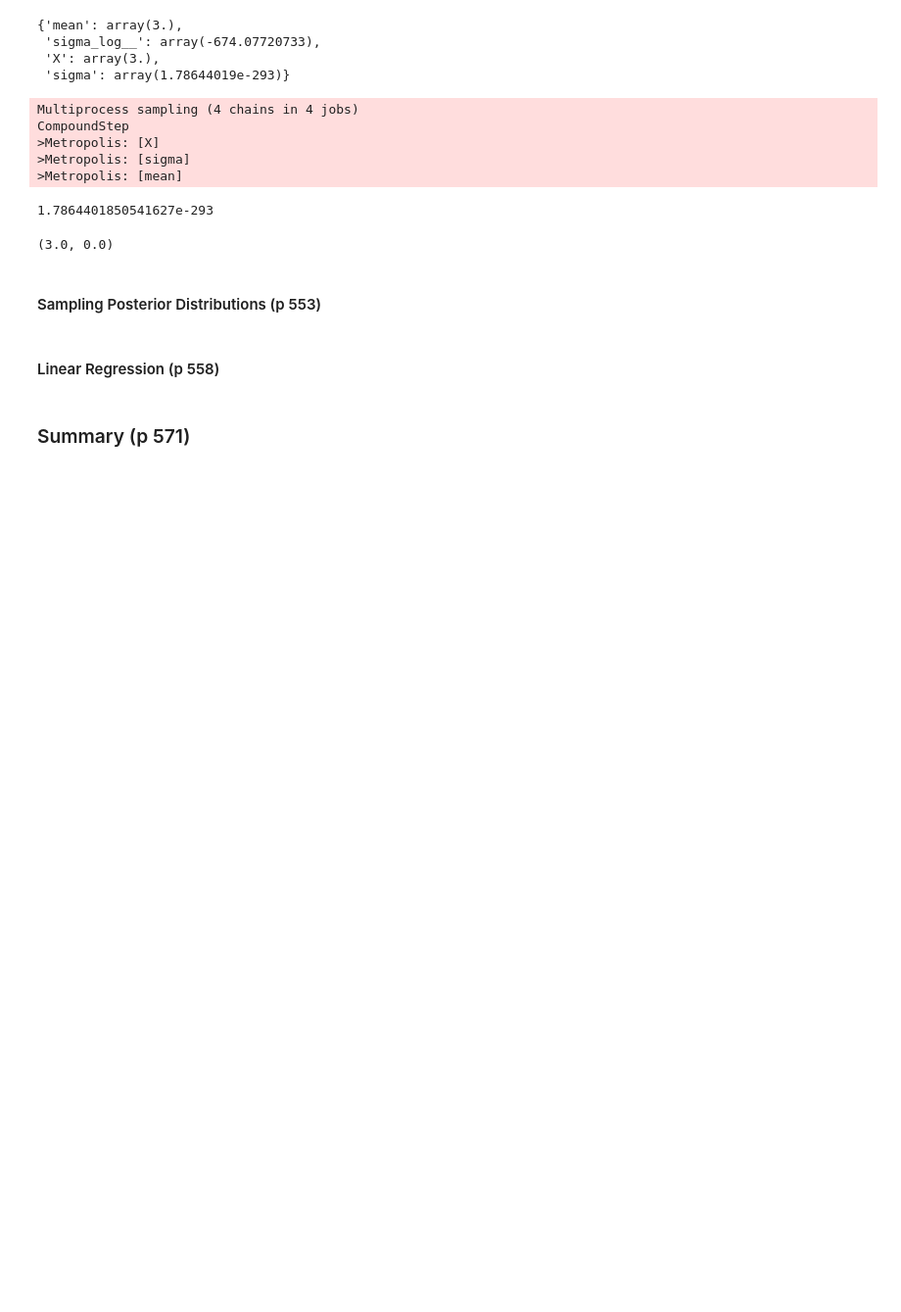
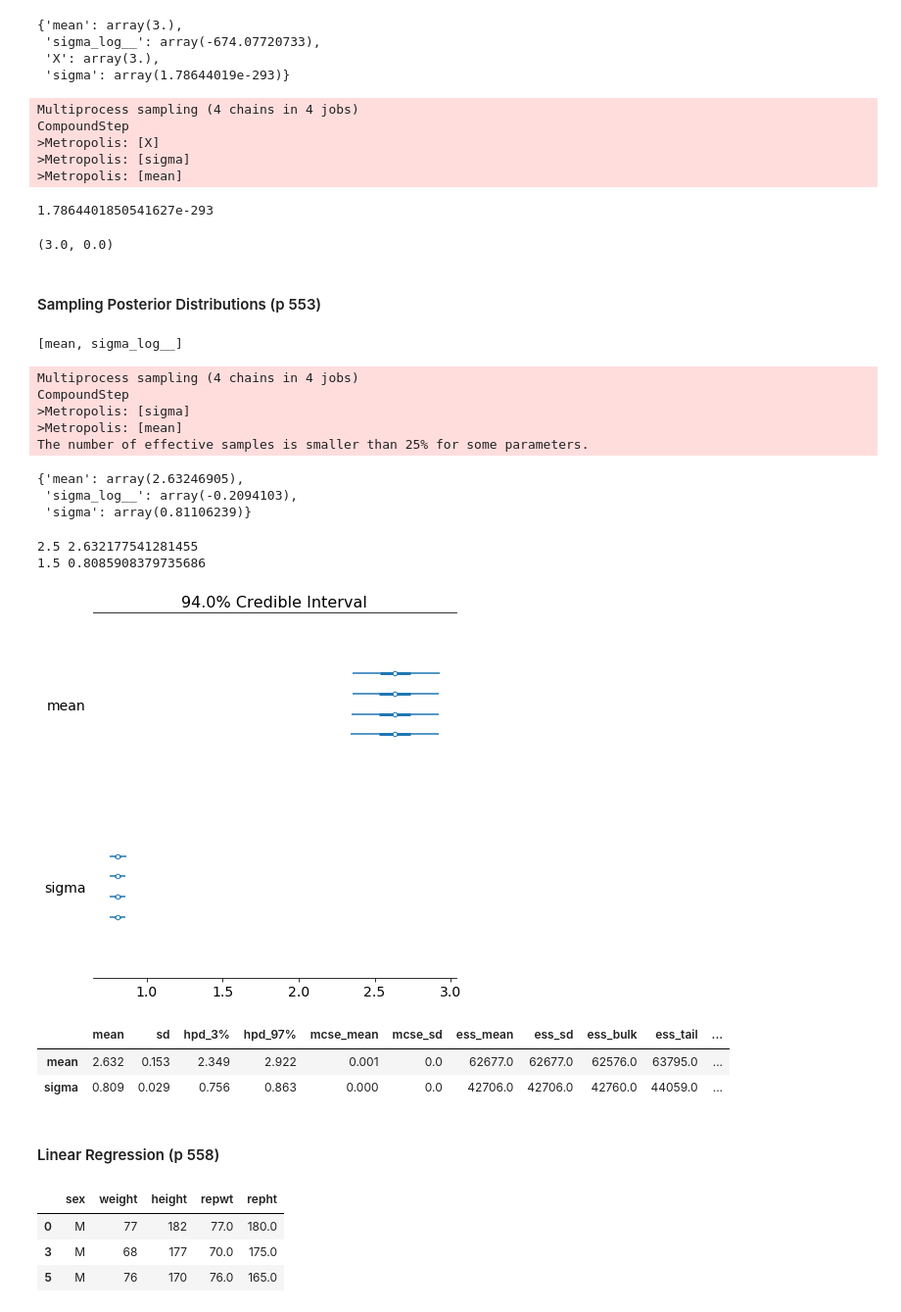
Before and after one commit to mathlarvalab/Nemurecal_Python, a Jupyter notebook: code/ch16/gee.ipynb, the cells around one changed output. Shown at 98% size. Saved outputs shown, nothing was run; the diff lists cells and outputs as text; code cells hidden in the pictures; blank space fills up the shorter version.

```diff
--- a/code/ch16/gee.ipynb
+++ b/code/ch16/gee.ipynb
@@ -107,7 +107,64 @@ X.mean(), trace.get_values('X').std()
 (3.0, 0.0)
 # %% [markdown]
 #### Sampling Posterior Distributions (p 553)
+# %%
+# simulate the observations for X by drawing samples from
+# a normally distributed random variable with u=2.5, s=1.5
+mu, s = 2.5, 1.5
+data = stats.norm(mu, s).rvs(100)
+# %%
+# feed data into the model
+with mc.Model() as model:
+
+    mean = mc.Normal('mean', 4.0, 1.0)
+    sigma = mc.HalfNormal('sigma', 3.0 * np.sqrt(np.pi/2))
+    X = mc.Normal('X', mean, 1/sigma**2, observed=data)
+# %%
+# inspect the model to check whether X is still a random variable
+model.vars
+# %% [output]
+[mean, sigma_log__]
+# %%
+# sample the posterior distribution
+with model:
+    start = mc.find_MAP()
+    step = mc.Metropolis()
+    trace = mc.sample(100000, start=start, step=step)
+# %% [output]
+Multiprocess sampling (4 chains in 4 jobs)
+CompoundStep
+>Metropolis: [sigma]
+>Metropolis: [mean]
+The number of effective samples is smaller than 25% for some parameters.
+# %%
+# the starting point maximizes the likelihood of the posterior
+# given the observed data and provides an estimate of the
+# unknown parameters
+start
+# %% [output]
+{'mean': array(2.63246905),
+ 'sigma_log__': array(-0.2094103),
+ 'sigma': array(0.81106239)}
+# %%
+# compute estimates of the mean of the two random variables in the
+# model and compare to the corresopnding true values for the
+# distributinos that the data points were drawn from
+print(mu, trace.get_values('mean').mean())
+print(s, trace.get_values('sigma').mean())
+# %% [output]
+2.5 2.632177541281455
+1.5 0.8085908379735686
+# %%
+# visualize the mean and credibility intervals for each random variable
+mc.forestplot(trace, varnames=['mean', 'sigma']);
+# %% [output]
+[figure, added]
+# %%
+# print the mean and credibility intervals for each random variable
+mc.summary(trace, varnames=['mean', 'sigma'])
+# %% [output]
+|  | mean | sd | hpd_3% | hpd_97% | mcse_mean | mcse_sd | ess_mean | ess_sd | ess_bulk | ess_tail | ... |
+| mean | 2.632 | 0.153 | 2.349 | 2.922 | 0.001 | 0.0 | 62677.0 | 62677.0 | 62576.0 | 63795.0 | ... |
+| sigma | 0.809 | 0.029 | 0.756 | 0.863 | 0.000 | 0.0 | 42706.0 | 42706.0 | 42760.0 | 44059.0 | ... |
 # %% [markdown]
 #### Linear Regression (p 558)
-# %% [markdown]
-### Summary (p 571)
@@ -113,0 +174,10 @@ X.mean(), trace.get_values('X').std()
+# %%
+# select the subset of the datasets
+data = dataset.data[dataset.data.sex == "M"]
+data = data[data.weight < 110]
+data.head(3)
+# %% [output]
+|  | sex | weight | height | repwt | repht |
+| 0 | M | 77 | 182 | 77.0 | 180.0 |
+| 3 | M | 68 | 177 | 70.0 | 175.0 |
+| 5 | M | 76 | 170 | 76.0 | 165.0 |
```
Also changed, not shown: parts of 22 cells of this notebook.
